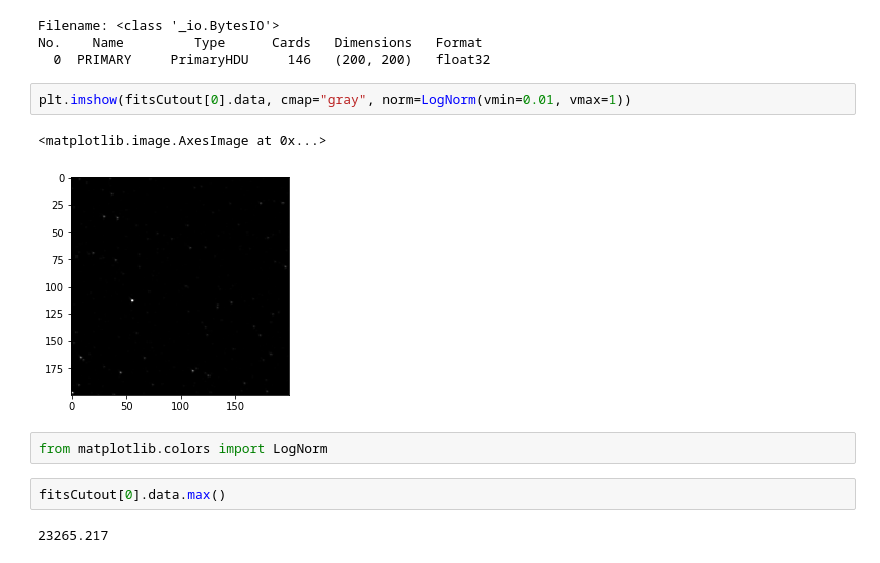
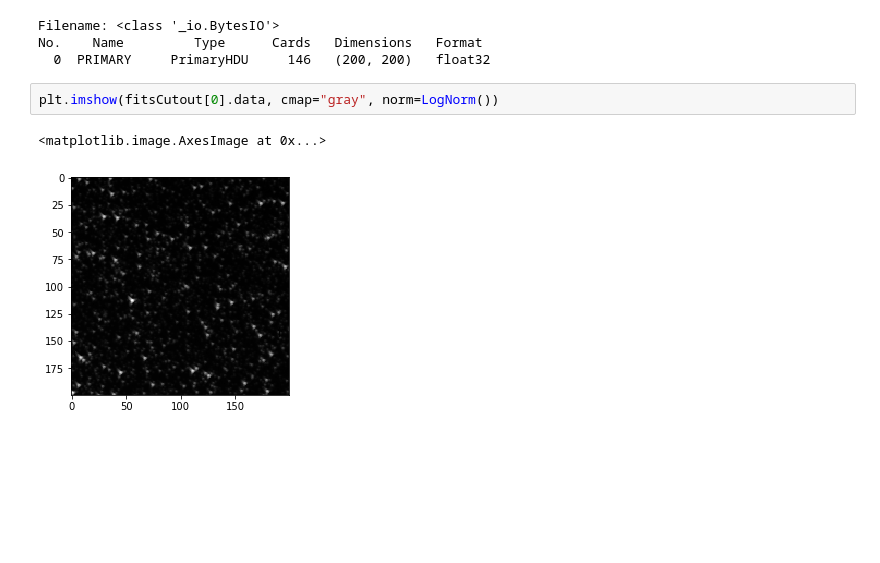
Before and after one commit to christopherburke/tesscut, a Jupyter notebook: tesscutScratchwork.ipynb, the cells around one changed output. Saved outputs shown, nothing was run; the diff lists cells and outputs as text; blank space fills up the shorter version.

```diff
--- a/tesscutScratchwork.ipynb
+++ b/tesscutScratchwork.ipynb
@@ -34,13 +36,7 @@ Filename: <class '_io.BytesIO'>
 No.    Name         Type      Cards   Dimensions   Format
   0  PRIMARY     PrimaryHDU     146   (200, 200)   float32
 # %%
-plt.imshow(fitsCutout[0].data, cmap="gray", norm=LogNorm(vmin=0.01, vmax=1))
+plt.imshow(fitsCutout[0].data, cmap="gray", norm=LogNorm())
 # %% [output]
 <matplotlib.image.AxesImage at 0x...>
-[figure, old version]
+[figure, new version]
-# %%
-from matplotlib.colors import LogNorm
-# %%
-fitsCutout[0].data.max()
-# %% [output]
-23265.217
```
Also changed, not shown: parts of 1 cell of this notebook.
